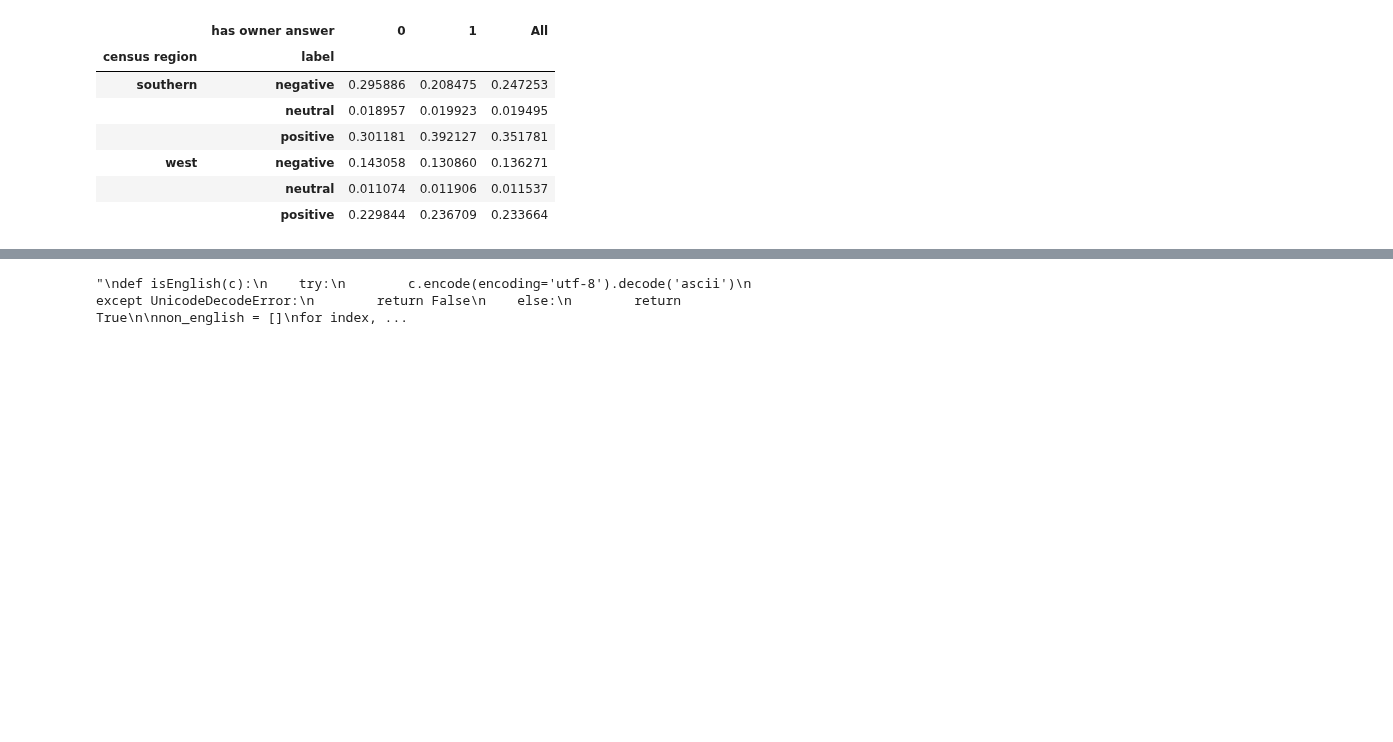
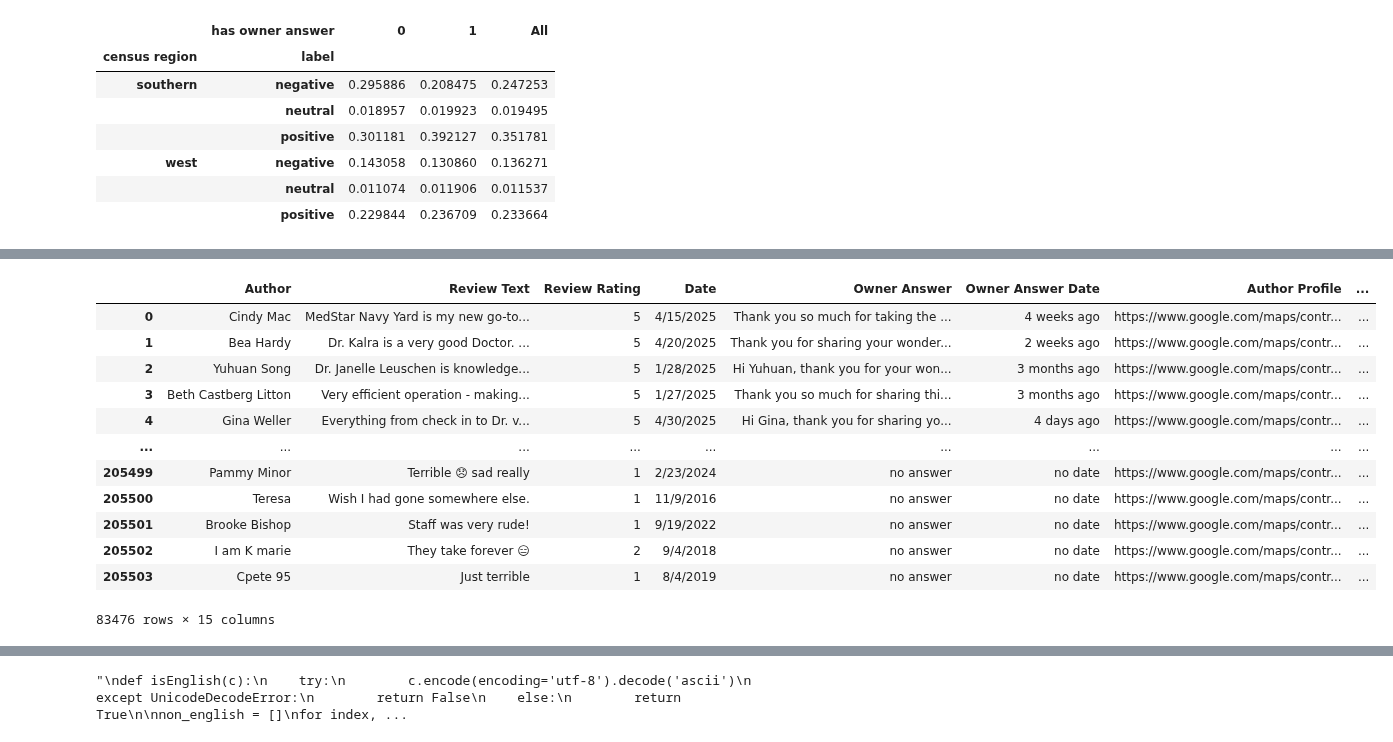
Before and after one commit to CGRowe96/WGU_MSDA, a Jupyter notebook: D214/capstone.ipynb, the cells around one changed output, grey strips where cells are left out. Cells and saved outputs as stored; diff of their text form; code cells hidden in the pictures; blank space fills up the shorter version.

```diff
--- a/D214/capstone.ipynb
+++ b/D214/capstone.ipynb
@@ -598,0 +643,18 @@ df['cleaned text'] = df['cleaned text'].apply(remove_extra_spaces)
+# %%
+mask = df['census region'] == 'southern'
+south_df = df[mask]
+south_df
+# %% [output]
+|  | Author | Review Text | Review Rating | Date | Owner Answer | Owner Answer Date | Author Profile | ... |
+| 0 | Cindy Mac | MedStar Navy Yard is my new go-to... | 5 | 4/15/2025 | Thank you so much for taking the ... | 4 weeks ago | https://www.google.com/maps/contr... | ... |
+| 1 | Bea Hardy | Dr. Kalra is a very good Doctor. ... | 5 | 4/20/2025 | Thank you for sharing your wonder... | 2 weeks ago | https://www.google.com/maps/contr... | ... |
+| 2 | Yuhuan Song | Dr. Janelle Leuschen is knowledge... | 5 | 1/28/2025 | Hi Yuhuan, thank you for your won... | 3 months ago | https://www.google.com/maps/contr... | ... |
+| 3 | Beth Castberg Litton | Very efficient operation - making... | 5 | 1/27/2025 | Thank you so much for sharing thi... | 3 months ago | https://www.google.com/maps/contr... | ... |
+| 4 | Gina Weller | Everything from check in to Dr. v... | 5 | 4/30/2025 | Hi Gina, thank you for sharing yo... | 4 days ago | https://www.google.com/maps/contr... | ... |
+| ... | ... | ... | ... | ... | ... | ... | ... | ... |
+| 205499 | Pammy Minor | Terrible 😞 sad really | 1 | 2/23/2024 | no answer | no date | https://www.google.com/maps/contr... | ... |
+| 205500 | Teresa | Wish I had gone somewhere else. | 1 | 11/9/2016 | no answer | no date | https://www.google.com/maps/contr... | ... |
+| 205501 | Brooke Bishop | Staff was very rude! | 1 | 9/19/2022 | no answer | no date | https://www.google.com/maps/contr... | ... |
+| 205502 | I am K marie | They take forever 😑 | 2 | 9/4/2018 | no answer | no date | https://www.google.com/maps/contr... | ... |
+| 205503 | Cpete 95 | Just terrible | 1 | 8/4/2019 | no answer | no date | https://www.google.com/maps/contr... | ... |
+83476 rows × 15 columns
```
Also changed, not shown: parts of 7 cells of this notebook.
